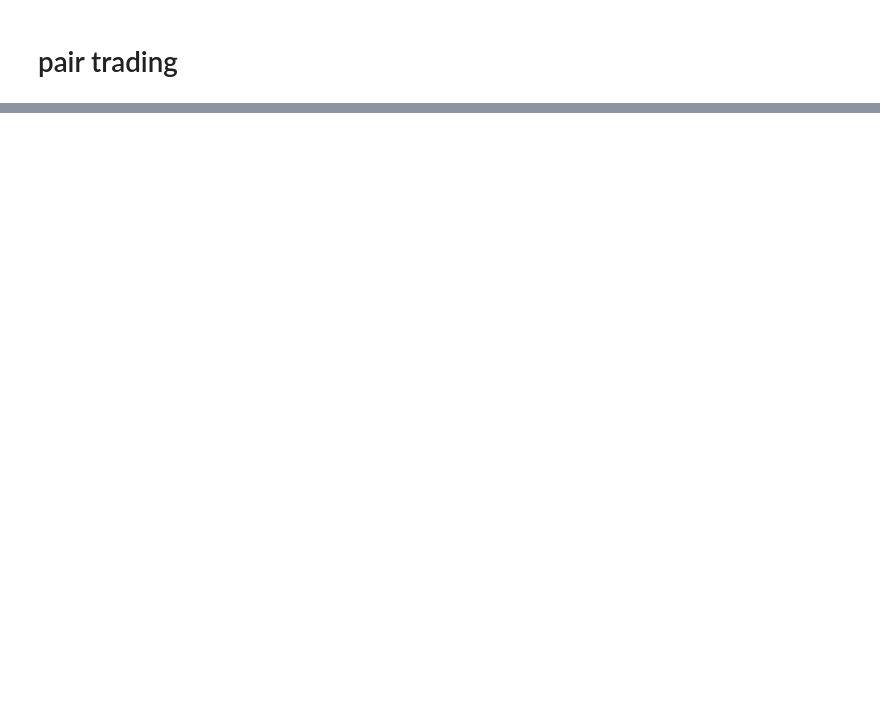
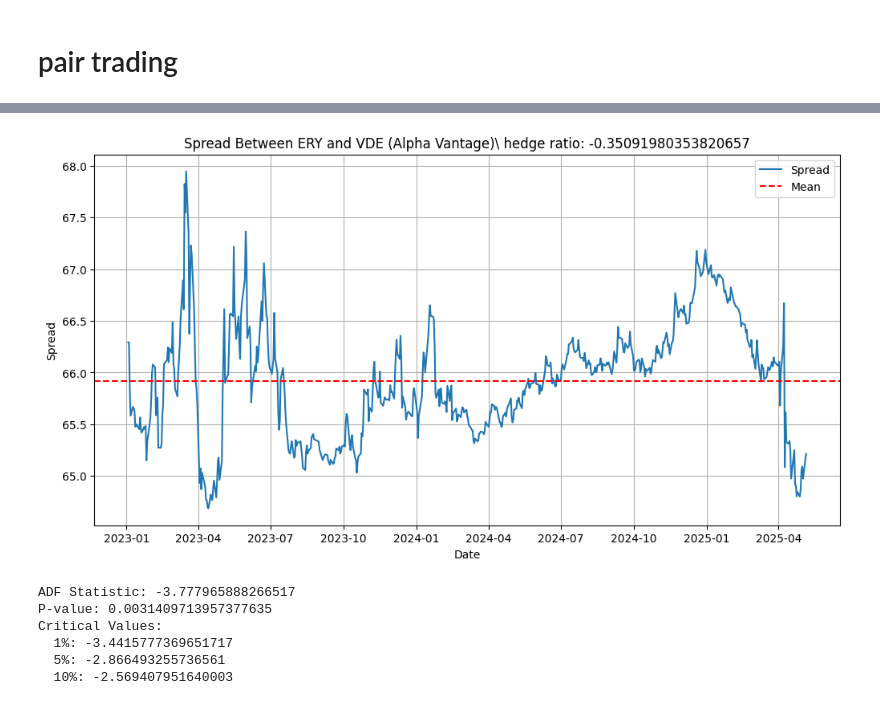
Before and after one commit to sarashs/Wallstreet-Bets, a Jupyter notebook: Notebooks/pair_trading.ipynb, the cells around one changed output, grey strips where cells are left out. Drawn from its saved outputs; the diff is of its cells as text; code cells hidden in the pictures; blank space fills up the shorter version.

```diff
--- a/Notebooks/pair_trading.ipynb
+++ b/Notebooks/pair_trading.ipynb
@@ -60,0 +61,10 @@ Critical Values:
+# %%
+check_cointegration('ERY', 'VDE', from_date = "2023-01-01") #'VTI', 'SCHB' # 'XLE', 'VDE' # 'EWA', 'EWC'
+# %% [output]
+[figure, added]
+ADF Statistic: -3.777965888266517
+P-value: 0.0031409713957377635
+Critical Values:
+  1%: -3.4415777369651717
+  5%: -2.866493255736561
+  10%: -2.569407951640003
```
Also changed, not shown: parts of 2 cells of this notebook, 3 other files.
